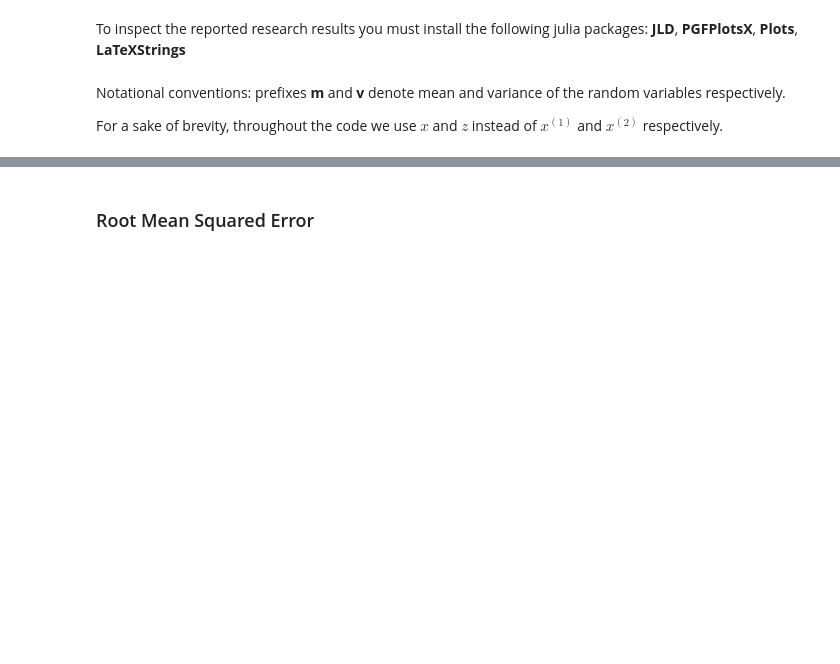
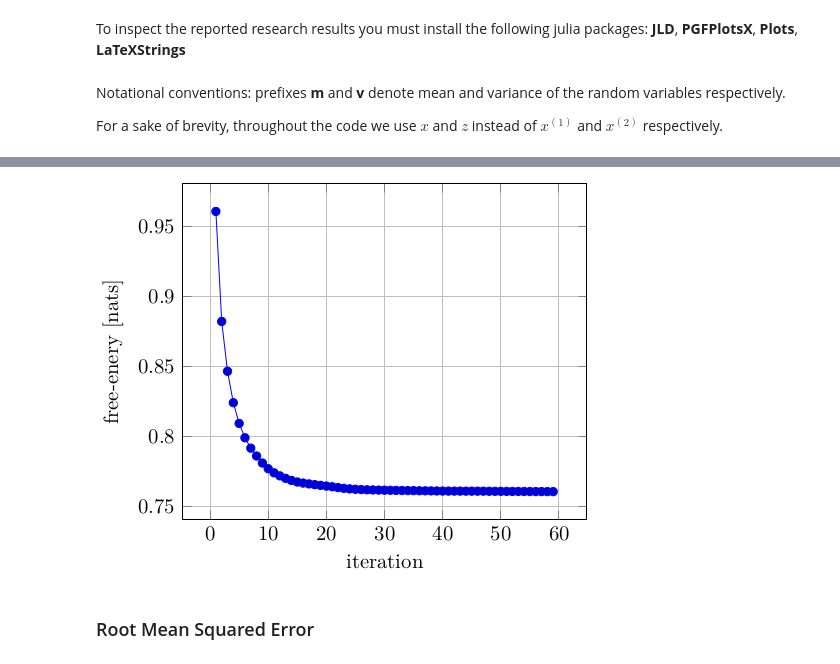
Before and after one commit to mkpappu/SGCV, a Jupyter notebook: verification.ipynb, the cells around one changed output, grey strips where cells are left out. Drawn from its saved outputs; the diff is of its cells as text; code cells hidden in the pictures; blank space fills up the shorter version.

```diff
--- a/verification.ipynb
+++ b/verification.ipynb
@@ -19,3 +19,5 @@ resultsJLD = JLD.load(rfilename)
 results = resultsJLD["results"];
 datasetJLD = JLD.load("dump/dataset_test.jld")
 dataset = datasetJLD["dataset"];
+# %%
+n_datasets = length(dataset)
@@ -68,34 +74,36 @@ FE = zeros(100)
 for i in 1:n_datasets
     fe = results[i]["fe"] ./ n_samples
     FE += fe
 end
 FE ./= (n_datasets)
 
 
 axis2 = @pgf Axis({xlabel=L"t",
            ylabel=L"x_t^{(2)}",
         legend_pos = "north east",
     },
     Plot({no_marks,color="blue"},Coordinates(collect(1:n_samples), mz)),
     LegendEntry("estimate"),
     Plot({ "name path=f", no_marks,color="blue",opacity=0.2 }, Coordinates(collect(1:n_samples), mz .+  sqrt.(vz))),
     Plot({ "name path=g", no_marks, color="blue",opacity=0.2}, Coordinates(collect(1:n_samples), mz .-  sqrt.(vz))),
     Plot({ thick, color = "blue", fill = "blue", opacity = 0.2 },
                raw"fill between [of=f and g]"),
 
     Plot({no_marks,color="green"},Coordinates(collect(1:n_samples), upper_rw)),
     LegendEntry("ground truth"),
 )
 pgfsave("figures/verification_results_mixture_recovered_upper_layer.tikz", axis2)
 
 axis3 = @pgf Axis({xlabel="iteration",
            ylabel="free-enery [nats]",
         legend_pos = "north east",
         grid = "major",
     },
     Plot(Coordinates(collect(1:59),FE[2:60]))
 )
-pgfsave("figures/verification_results_mixture_free_energy.pdf", axis3)
+# pgfsave("figures/verification_results_mixture_free_energy.pdf", axis3)
+# %% [output]
+[figure, added]
 # %% [markdown]
 ### Root Mean Squared Error
 # %%
```
Also changed, not shown: parts of 5 cells of this notebook, 5 other files.
